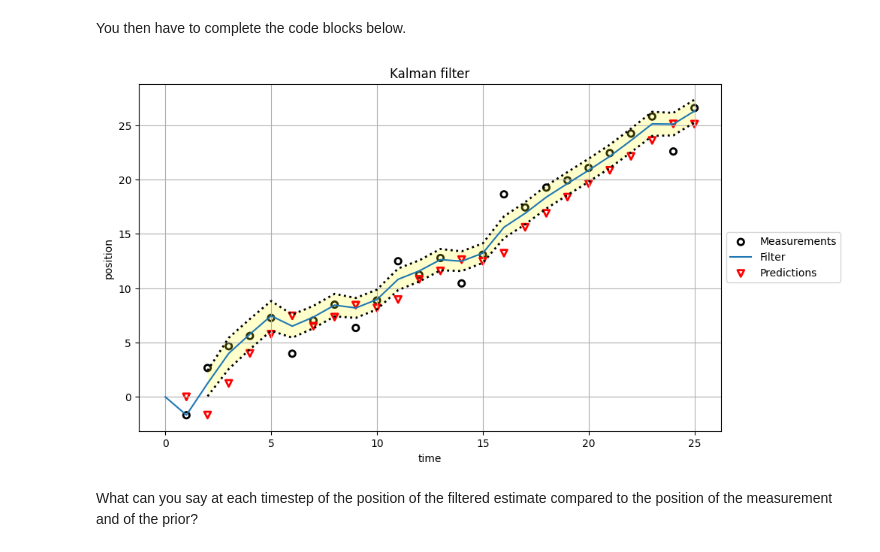
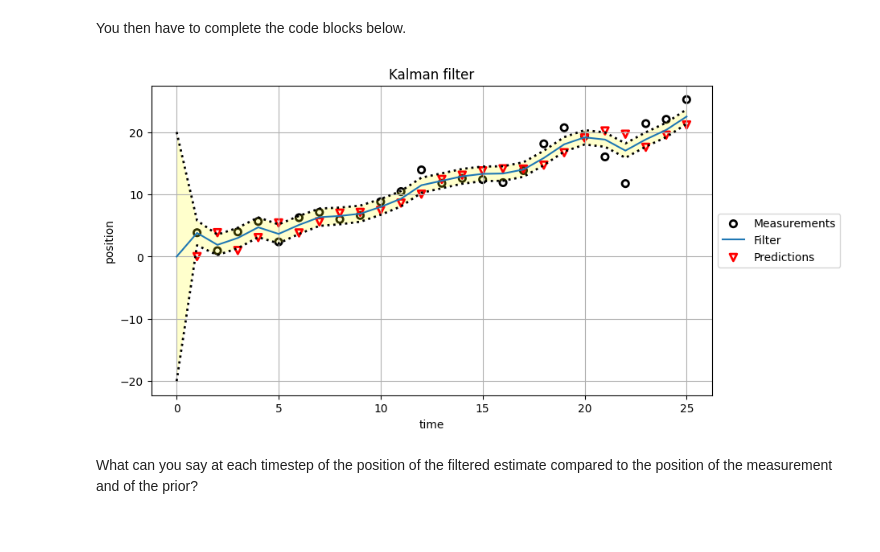
Before and after one commit to dftorresro/IMA208_TP3_Kalman-Filtering, a Jupyter notebook: TP_KalmanFiltering_Daniel-Torres_Laura-Castaneda.ipynb, the cells around one changed output. Drawn from its saved outputs; the diff is of its cells as text; code cells hidden in the pictures.

```diff
--- a/TP_KalmanFiltering_Daniel-Torres_Laura-Castaneda.ipynb
+++ b/TP_KalmanFiltering_Daniel-Torres_Laura-Castaneda.ipynb
@@ -400,14 +400,14 @@ zs = [np.array([robot.move_and_locate()]) for _ in range(N)] # Array of measurem
 kf = KalmanFilter(dim_x=2, dim_z=1)
 
 # Initialize the location and velocity at 0.
-kf.x = np.array([[0.], [0.]])
+kf.x = np.array([0., 0.])
 # Initialize the variance of the location at 20^2. and the variance of the velocity at 2^2.
-kf.P = np.array([[20**2, 0], [0, 2**2]])
+kf.P = np.diag([20**2, 2**2])
 
 # Set the transition matrix to that corresponding to a constant velocity model
 kf.F = np.array([[1., 1.], [0., 1.]])
 # Set the process noise variance to process_std^2 for the location and 0.1^2 for the velocity
-kf.Q = np.array([[process_std**2, 0], [0, 0.1**2]])
+kf.Q = np.diag([process_std**2, 0.1**2])
 # Set the measurement matrix to only observe the location
 kf.H = np.array([[1., 0.]])
 # Set the measurement matrix to only observe the location
@@ -419,20 +419,21 @@ priors = np.zeros((N, 2)) # store the prediction of the location before each mea
 xs = np.zeros((N+1, 2)) # store the (initial location and the) prediction of the location after each measurement + its variance
 vs = np.zeros((N+1, 2)) # store the (initial velocity and the) velocity after each measurement along with the predicted variance
 
-xs[0,:] = kf.x[:,0]
-vs[0,:] = np.diag(kf.P)
+xs[0,:] = [kf.x[0], kf.P[0,0]]
+vs[0,:] = [kf.x[1], kf.P[1,1]]
 
 for i, z in enumerate(zs):
     # Run the predict/update steps of the Kalman filter and fill priors, xs and vs
+    kf.predict()
 
     # fill the priors after calling .predict()
-    priors[i,:] = kf.x[:,0]
+    priors[i,:] = [kf.x[0], kf.P[0, 0]]
 
     # fill xs and vs after calling .update(...)
-    kf.predict()
+
     kf.update(z)
-    xs[i+1,:] = kf.x[:,0]
-    vs[i+1,:] = np.diag(kf.P)
+    xs[i+1,:] = [kf.x[0], kf.P[0, 0]]
+    vs[i+1,:] = [kf.x[1], kf.P[1, 1]]
 # %%
 def plot_filter(xs, var, c='C0', **kwargs):
     ys = xs
@@ -449,19 +450,19 @@ def plot_filter(xs, var, c='C0', **kwargs):
     plt.fill_between(xs, std_btm, std_top,
                      facecolor='yellow', alpha=0.2)
 # %%
-plt.figure(figsize=(10, 6))
+plt.figure(figsize=(9, 5))
 plt.scatter(range(1,len(zs)+1), zs, edgecolor='k', facecolor='none',
                         lw=2, label='Measurements')
 plot_filter(xs[:,0], xs[:,1])
 plt.scatter(range(1,len(priors)+1), priors[:,0], marker='v', s=40, edgecolor='r',
                 facecolor='None', lw=2, label='Predictions')
 plt.legend(loc='center left', bbox_to_anchor=(1, 0.5))
 plt.xlabel('time')
 plt.ylabel('position')
 plt.title('Kalman filter')
 plt.grid(True)
 # %% [output]
-[figure, old version]
+[figure, new version]
 # %% [markdown]
 What can you say at each timestep of the position of the filtered estimate compared to the position of the measurement and of the prior?
 # %% [markdown]
```
Also changed, not shown: parts of 4 cells of this notebook.
